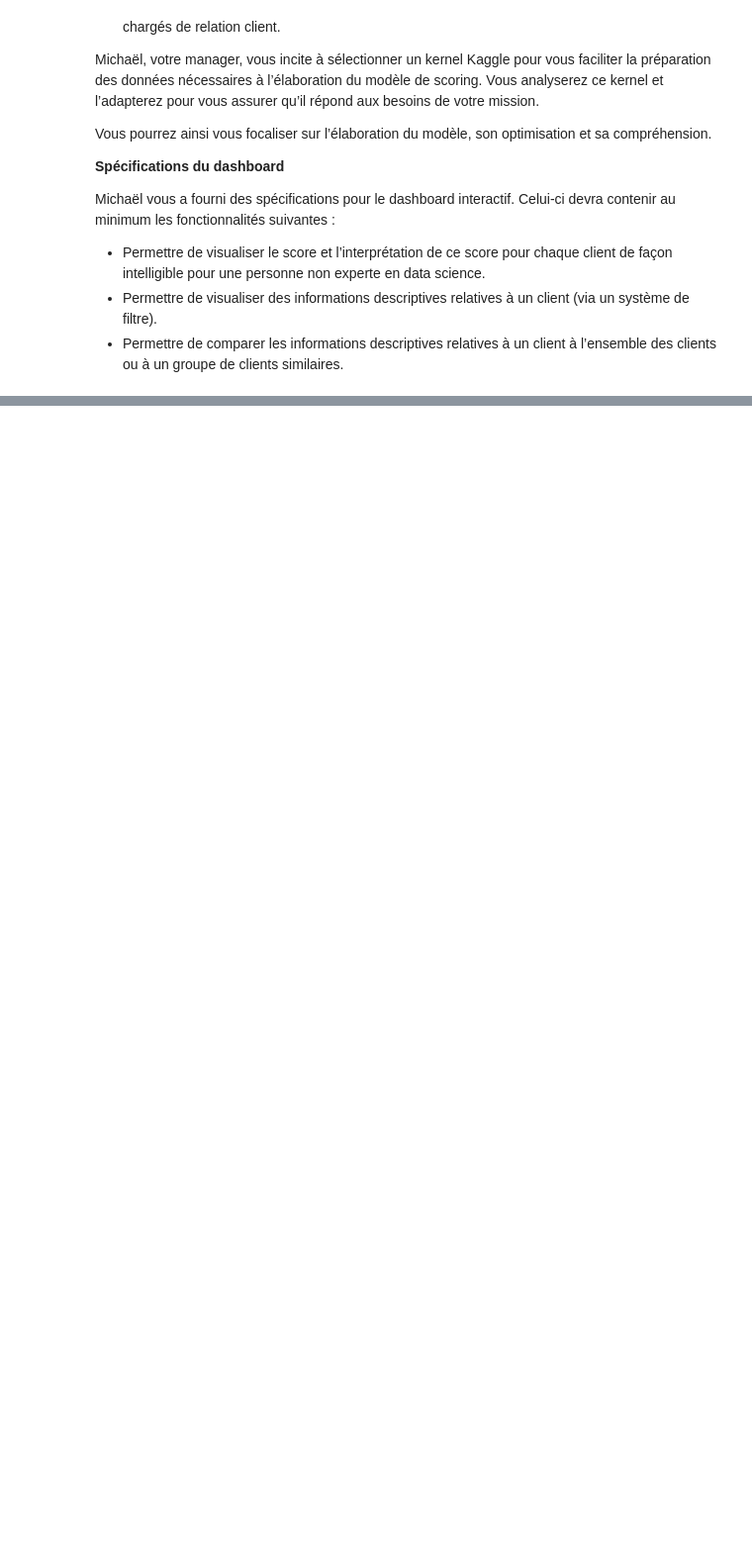
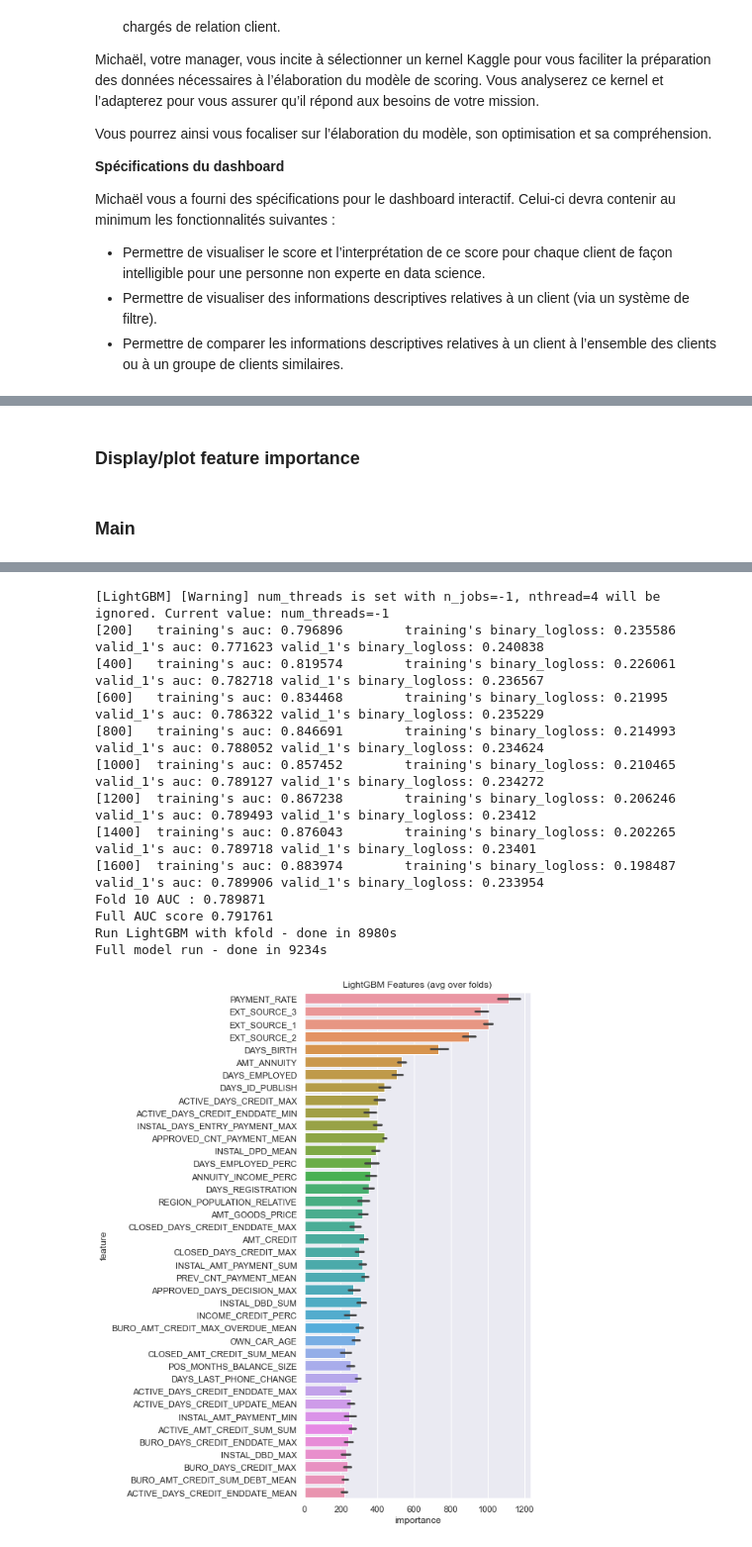
Before and after one commit to IsNdl/Projet7_OC, a Jupyter notebook: Projet7_notebook.ipynb, the cells around one changed output, grey strips where cells are left out. Shown at 99% size. Saved outputs shown, nothing was run; the diff lists cells and outputs as text; code cells hidden in the pictures; blank space fills up the shorter version.

Commit message:
Ajout du preprocessing des données et analyse des feature importance

```diff
--- a/Projet7_notebook.ipynb
+++ b/Projet7_notebook.ipynb
@@ -31,0 +61,6 @@ Michaël vous a fourni des spécifications pour le dashboard interactif. Celui-c
+# %%
+@contextmanager
+def timer(title):
+    t0 = time.time()
+    yield
+    print("{} - done in {:.0f}s".format(title, time.time() - t0))
@@ -31,0 +275,14 @@ Michaël vous a fourni des spécifications pour le dashboard interactif. Celui-c
+# %%
+# Preprocess credit_card_balance.csv
+def credit_card_balance(num_rows = None, nan_as_category = True):
+    cc = pd.read_csv('credit_card_balance.csv', nrows = num_rows)
+    cc, cat_cols = one_hot_encoder(cc, nan_as_category= True)
+    # General aggregations
+    cc.drop(['SK_ID_PREV'], axis= 1, inplace = True)
+    cc_agg = cc.groupby('SK_ID_CURR').agg(['min', 'max', 'mean', 'sum', 'var'])
+    cc_agg.columns = pd.Index(['CC_' + e[0] + "_" + e[1].upper() for e in cc_agg.columns.tolist()])
+    # Count credit card lines
+    cc_agg['CC_COUNT'] = cc.groupby('SK_ID_CURR').size()
+    del cc
+    gc.collect()
+    return cc_agg
@@ -31,0 +355,2 @@ Michaël vous a fourni des spécifications pour le dashboard interactif. Celui-c
+# %% [markdown]
+### Display/plot feature importance
@@ -31,0 +367,44 @@ Michaël vous a fourni des spécifications pour le dashboard interactif. Celui-c
+# %% [markdown]
+### Main
+# %%
+def main(debug = False):
+    num_rows = 10000 if debug else None
+    df = application_train_test(num_rows)
+    with timer("Process bureau and bureau_balance"):
+        bureau = bureau_and_balance(num_rows)
+        print("Bureau df shape:", bureau.shape)
+        df = df.join(bureau, how='left', on='SK_ID_CURR')
+        del bureau
+        gc.collect()
+    with timer("Process previous_applications"):
+        prev = previous_applications(num_rows)
+        print("Previous applications df shape:", prev.shape)
+        df = df.join(prev, how='left', on='SK_ID_CURR')
+        del prev
+        gc.collect()
+    with timer("Process POS-CASH balance"):
+        pos = pos_cash(num_rows)
+        print("Pos-cash balance df shape:", pos.shape)
+        df = df.join(pos, how='left', on='SK_ID_CURR')
+        del pos
+        gc.collect()
+    with timer("Process installments payments"):
+        ins = installments_payments(num_rows)
+        print("Installments payments df shape:", ins.shape)
+        df = df.join(ins, how='left', on='SK_ID_CURR')
+        del ins
+        gc.collect()
+    with timer("Process credit card balance"):
+        cc = credit_card_balance(num_rows)
+        print("Credit card balance df shape:", cc.shape)
+        df = df.join(cc, how='left', on='SK_ID_CURR')
+        del cc
+        gc.collect()
+    with timer("Run LightGBM with kfold"):
+        feat_importance = kfold_lightgbm(df, num_folds= 10, stratified= False, debug= debug)
+
+if __name__ == "__main__":
+    submission_file_name = "submission_kernel02.csv"
+    with timer("Full model run"):
+        main()
+# %% [output]
@@ -31,0 +512,14 @@ Michaël vous a fourni des spécifications pour le dashboard interactif. Celui-c
+[LightGBM] [Warning] num_threads is set with n_jobs=-1, nthread=4 will be ignored. Current value: num_threads=-1
+[200]   training's auc: 0.796896        training's binary_logloss: 0.235586     valid_1's auc: 0.771623 valid_1's binary_logloss: 0.240838
+[400]   training's auc: 0.819574        training's binary_logloss: 0.226061     valid_1's auc: 0.782718 valid_1's binary_logloss: 0.236567
+[600]   training's auc: 0.834468        training's binary_logloss: 0.21995      valid_1's auc: 0.786322 valid_1's binary_logloss: 0.235229
+[800]   training's auc: 0.846691        training's binary_logloss: 0.214993     valid_1's auc: 0.788052 valid_1's binary_logloss: 0.234624
+[1000]  training's auc: 0.857452        training's binary_logloss: 0.210465     valid_1's auc: 0.789127 valid_1's binary_logloss: 0.234272
+[1200]  training's auc: 0.867238        training's binary_logloss: 0.206246     valid_1's auc: 0.789493 valid_1's binary_logloss: 0.23412
+[1400]  training's auc: 0.876043        training's binary_logloss: 0.202265     valid_1's auc: 0.789718 valid_1's binary_logloss: 0.23401
+[1600]  training's auc: 0.883974        training's binary_logloss: 0.198487     valid_1's auc: 0.789906 valid_1's binary_logloss: 0.233954
+Fold 10 AUC : 0.789871
+Full AUC score 0.791761
+Run LightGBM with kfold - done in 8980s
+Full model run - done in 9234s
+[figure, added]
```
Also changed, not shown: parts of 25 cells of this notebook.
